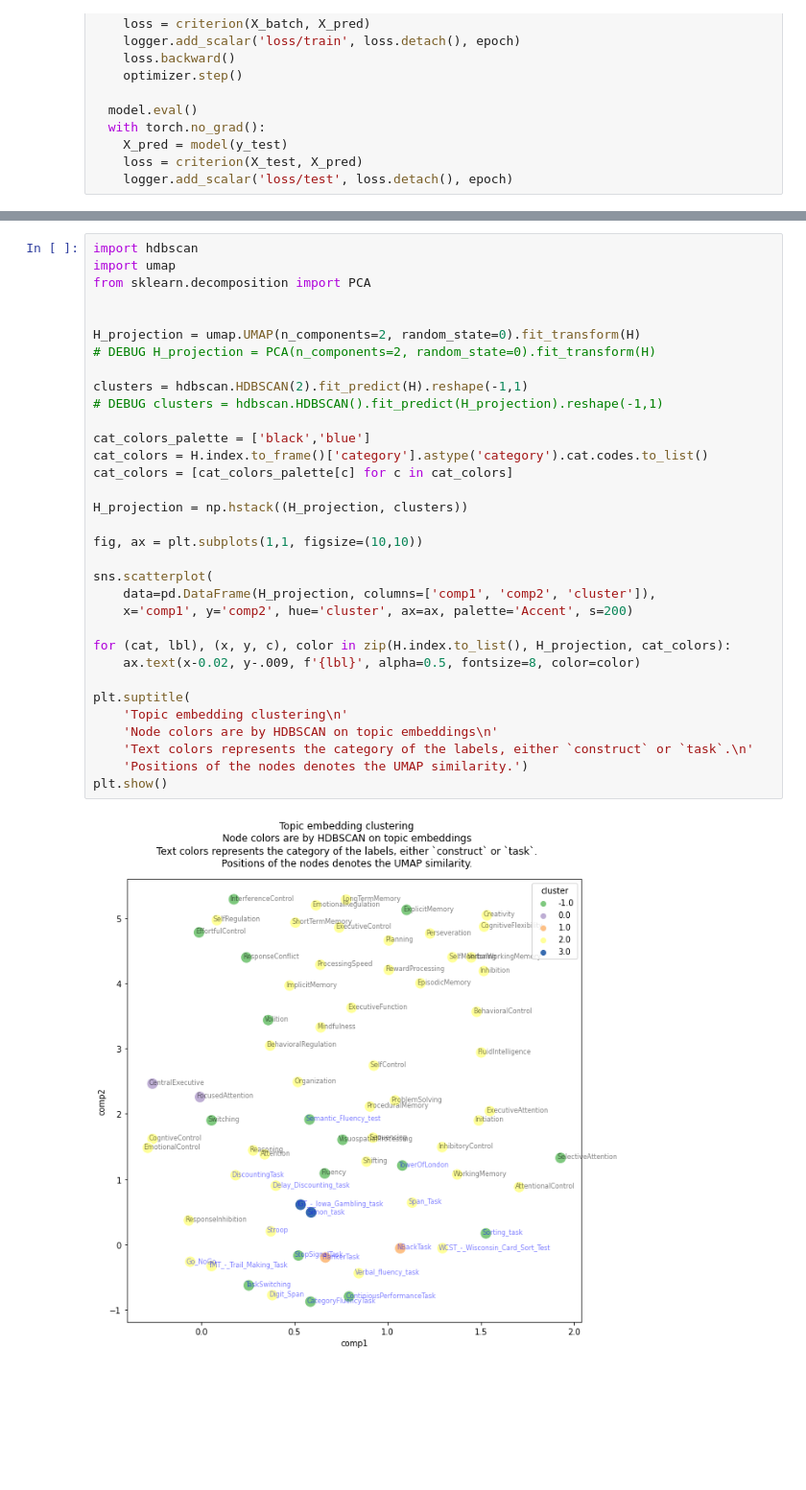
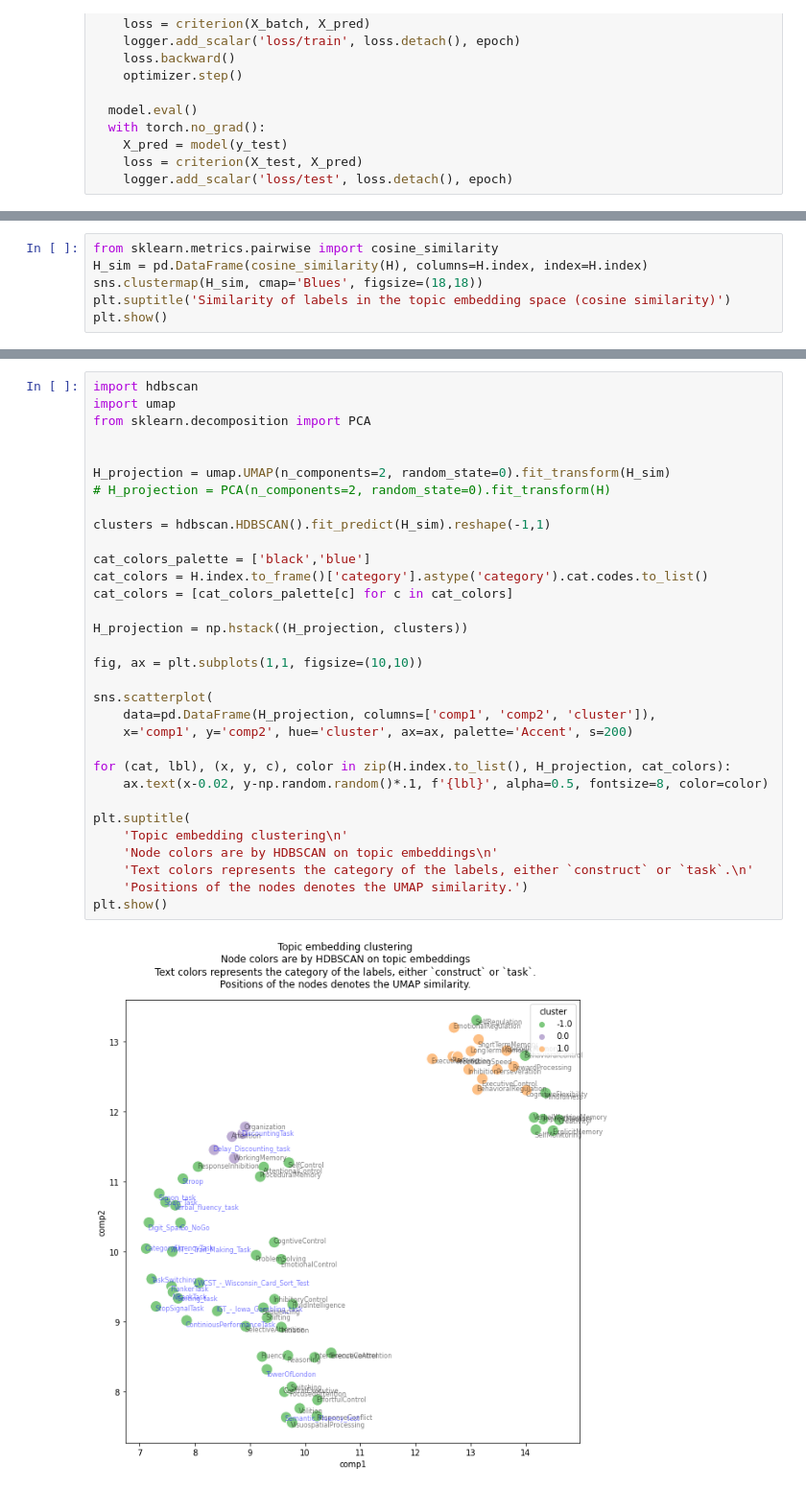
Before and after one commit to morteza/CogText, a Jupyter notebook: notebooks/3 Topic Embedding.ipynb, the cells around one changed output, grey strips where cells are left out. Shown at 96% size. Drawn from its saved outputs; the diff is of its cells as text; blank space fills up the shorter version.

Commit message:
manually calculate cosine_similarity to make sure it's what it should be

```diff
--- a/notebooks/3 Topic Embedding.ipynb
+++ b/notebooks/3 Topic Embedding.ipynb
@@ -113,0 +108,6 @@ plt.show()
+# %%
+from sklearn.metrics.pairwise import cosine_similarity
+H_sim = pd.DataFrame(cosine_similarity(H), columns=H.index, index=H.index)
+sns.clustermap(H_sim, cmap='Blues', figsize=(18,18))
+plt.suptitle('Similarity of labels in the topic embedding space (cosine similarity)')
+plt.show()
@@ -114,35 +116,34 @@ plt.show()
 # %%
 import hdbscan
 import umap
 from sklearn.decomposition import PCA
 
 
-H_projection = umap.UMAP(n_components=2, random_state=0).fit_transform(H)
-# DEBUG H_projection = PCA(n_components=2, random_state=0).fit_transform(H)
+H_projection = umap.UMAP(n_components=2, random_state=0).fit_transform(H_sim)
+# H_projection = PCA(n_components=2, random_state=0).fit_transform(H)
 
-clusters = hdbscan.HDBSCAN(2).fit_predict(H).reshape(-1,1)
-# DEBUG clusters = hdbscan.HDBSCAN().fit_predict(H_projection).reshape(-1,1)
+clusters = hdbscan.HDBSCAN().fit_predict(H_sim).reshape(-1,1)
 
 cat_colors_palette = ['black','blue']
 cat_colors = H.index.to_frame()['category'].astype('category').cat.codes.to_list()
 cat_colors = [cat_colors_palette[c] for c in cat_colors]
 
 H_projection = np.hstack((H_projection, clusters))
 
 fig, ax = plt.subplots(1,1, figsize=(10,10))
 
 sns.scatterplot(
     data=pd.DataFrame(H_projection, columns=['comp1', 'comp2', 'cluster']),
     x='comp1', y='comp2', hue='cluster', ax=ax, palette='Accent', s=200)
 
 for (cat, lbl), (x, y, c), color in zip(H.index.to_list(), H_projection, cat_colors):
-    ax.text(x-0.02, y-.009, f'{lbl}', alpha=0.5, fontsize=8, color=color)
+    ax.text(x-0.02, y-np.random.random()*.1, f'{lbl}', alpha=0.5, fontsize=8, color=color)
 
 plt.suptitle(
     'Topic embedding clustering\n'
     'Node colors are by HDBSCAN on topic embeddings\n'
     'Text colors represents the category of the labels, either `construct` or `task`.\n'
     'Positions of the nodes denotes the UMAP similarity.')
 plt.show()
 # %% [output]
-[figure, old version]
+[figure, new version]
```
Also changed, not shown: parts of 2 cells of this notebook.
